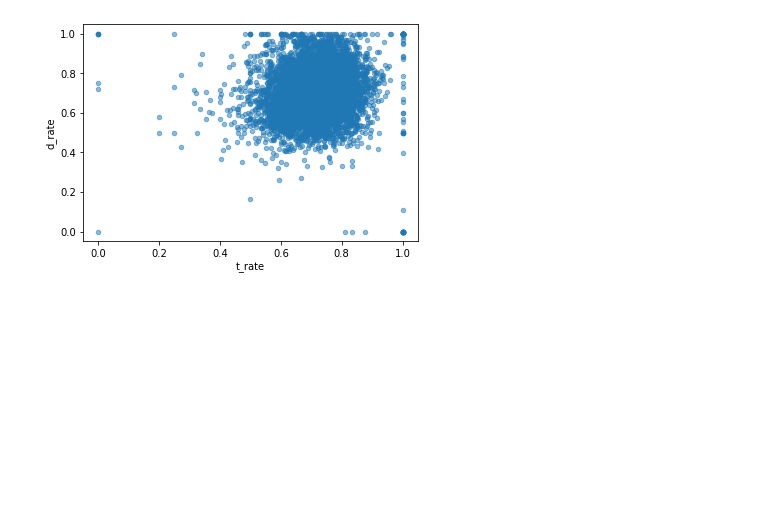
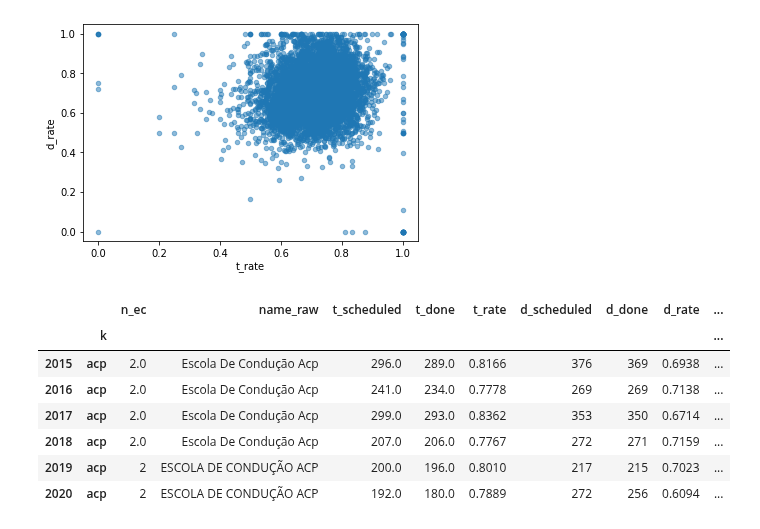
Before and after one commit to codecadre/imt-pass-rates, a Jupyter notebook: demo.ipynb, the cells around one changed output. Cells and saved outputs as stored; diff of their text form; code cells hidden in the pictures; blank space fills up the shorter version.

```diff
--- a/demo.ipynb
+++ b/demo.ipynb
@@ -41,3 +41,14 @@ T.plot.scatter(x="t_rate", y="d_rate", alpha=0.5)
 # %% [output]
 <AxesSubplot:xlabel='t_rate', ylabel='d_rate'>
 [figure]
+# %%
+T.loc[T['name_raw'].str.contains('acp', case=False),:]
+# %% [output]
+|  |  | n_ec | name_raw | t_scheduled | t_done | t_rate | d_scheduled | d_done | d_rate | ... |
+|  | k |  |  |  |  |  |  |  |  | ... |
+| 2015 | acp | 2.0 | Escola De Condução Acp | 296.0 | 289.0 | 0.8166 | 376 | 369 | 0.6938 | ... |
+| 2016 | acp | 2.0 | Escola De Condução Acp | 241.0 | 234.0 | 0.7778 | 269 | 269 | 0.7138 | ... |
+| 2017 | acp | 2.0 | Escola De Condução Acp | 299.0 | 293.0 | 0.8362 | 353 | 350 | 0.6714 | ... |
+| 2018 | acp | 2.0 | Escola De Condução Acp | 207.0 | 206.0 | 0.7767 | 272 | 271 | 0.7159 | ... |
+| 2019 | acp | 2 | ESCOLA DE CONDUÇÃO ACP | 200.0 | 196.0 | 0.8010 | 217 | 215 | 0.7023 | ... |
+| 2020 | acp | 2 | ESCOLA DE CONDUÇÃO ACP | 192.0 | 180.0 | 0.7889 | 272 | 256 | 0.6094 | ... |
```
Also changed, not shown: parts of 1 cell of this notebook, 2 other files.
